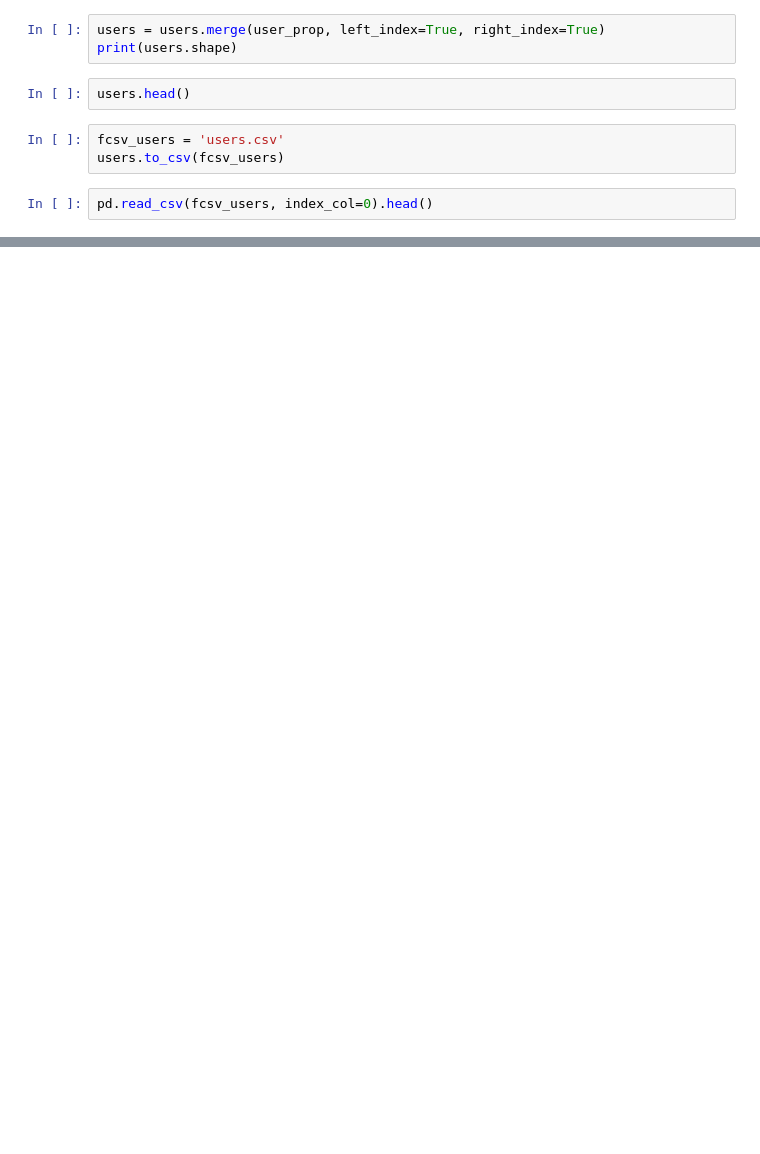
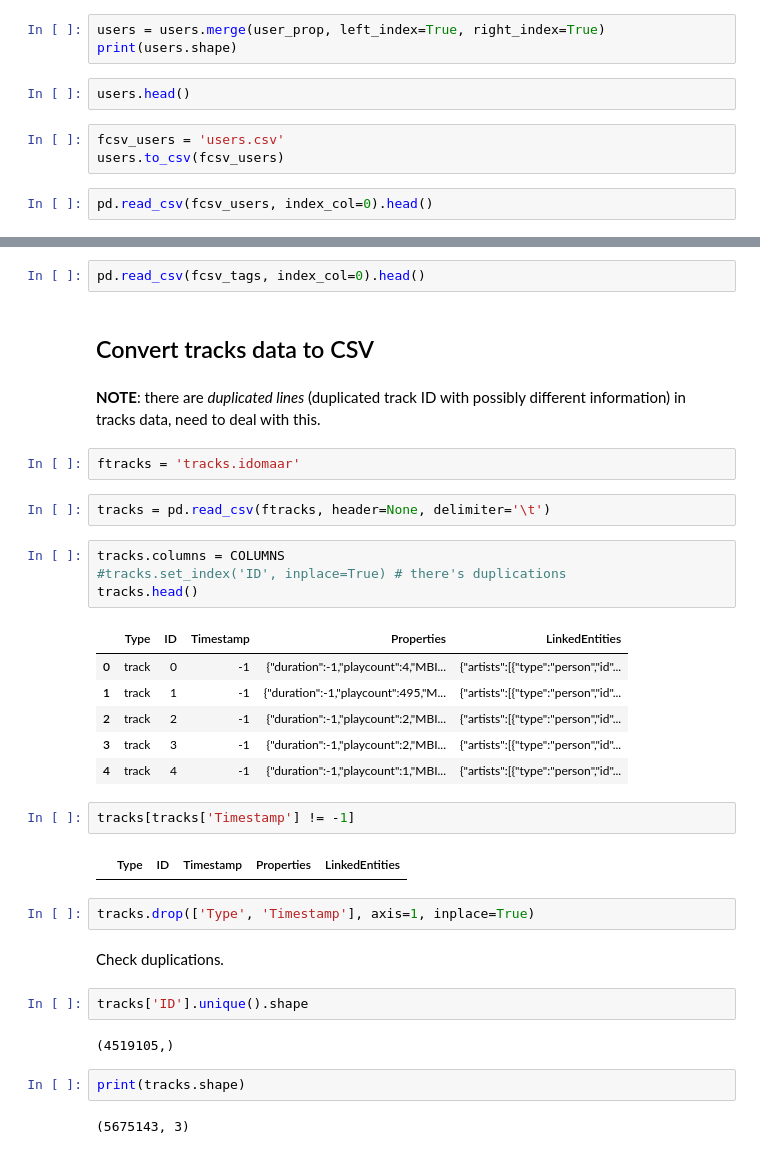
Before and after one commit to chengsoonong/digbeta, a Jupyter notebook: ssvm/idomaar2csv.ipynb, the cells around one changed output, grey strips where cells are left out. Cells and saved outputs as stored; diff of their text form; blank space fills up the shorter version.

Commit message:
Convert tags data format to csv

```diff
--- a/ssvm/idomaar2csv.ipynb
+++ b/ssvm/idomaar2csv.ipynb
@@ -165,0 +208,37 @@ pd.read_csv(fcsv_users, index_col=0).head()
+# %%
+pd.read_csv(fcsv_tags, index_col=0).head()
+# %% [markdown]
+## Convert tracks data to CSV
+# %% [markdown]
+**NOTE**: there are *duplicated lines* (duplicated track ID with possibly different information) in tracks data, need to deal with this.
+# %%
+ftracks = 'tracks.idomaar'
+# %%
+tracks = pd.read_csv(ftracks, header=None, delimiter='\t')
+# %%
+tracks.columns = COLUMNS
+#tracks.set_index('ID', inplace=True) # there's duplications
+tracks.head()
+# %% [output]
+|  | Type | ID | Timestamp | Properties | LinkedEntities |
+| 0 | track | 0 | -1 | {"duration":-1,"playcount":4,"MBI... | {"artists":[{"type":"person","id"... |
+| 1 | track | 1 | -1 | {"duration":-1,"playcount":495,"M... | {"artists":[{"type":"person","id"... |
+| 2 | track | 2 | -1 | {"duration":-1,"playcount":2,"MBI... | {"artists":[{"type":"person","id"... |
+| 3 | track | 3 | -1 | {"duration":-1,"playcount":2,"MBI... | {"artists":[{"type":"person","id"... |
+| 4 | track | 4 | -1 | {"duration":-1,"playcount":1,"MBI... | {"artists":[{"type":"person","id"... |
+# %%
+tracks[tracks['Timestamp'] != -1]
+# %% [output]
+|  | Type | ID | Timestamp | Properties | LinkedEntities |
+# %%
+tracks.drop(['Type', 'Timestamp'], axis=1, inplace=True)
+# %% [markdown]
+Check duplications.
+# %%
+tracks['ID'].unique().shape
+# %% [output]
+(4519105,)
+# %%
+print(tracks.shape)
+# %% [output]
+(5675143, 3)
```
Also changed, not shown: parts of 39 cells of this notebook.
